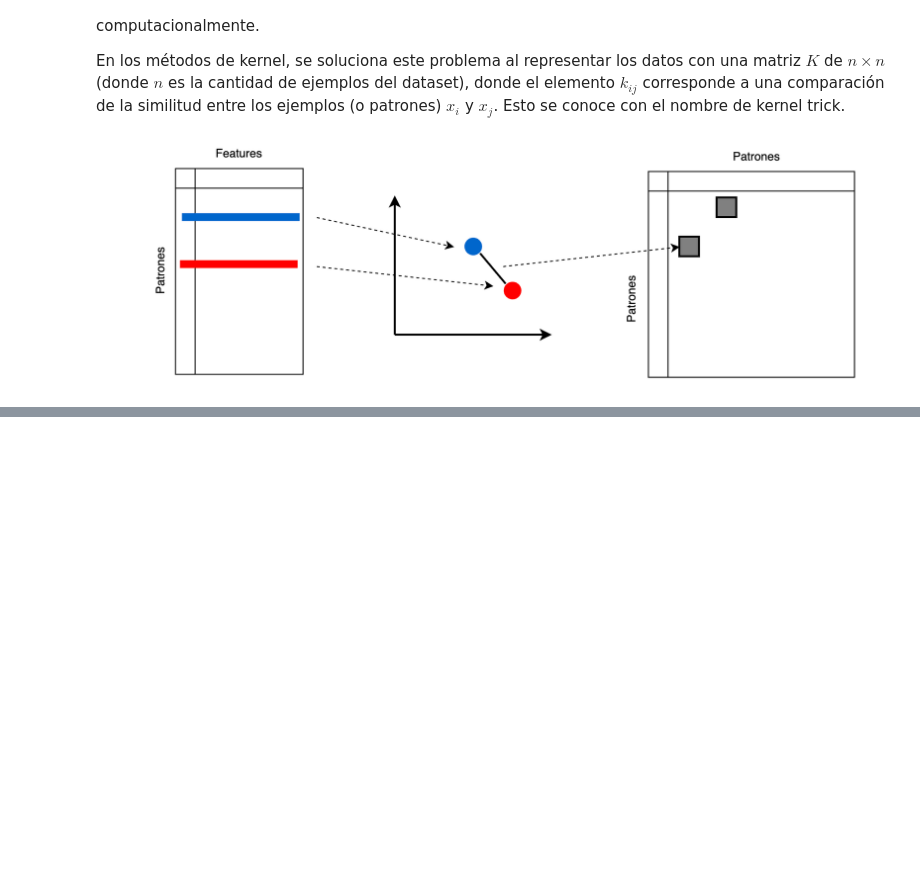
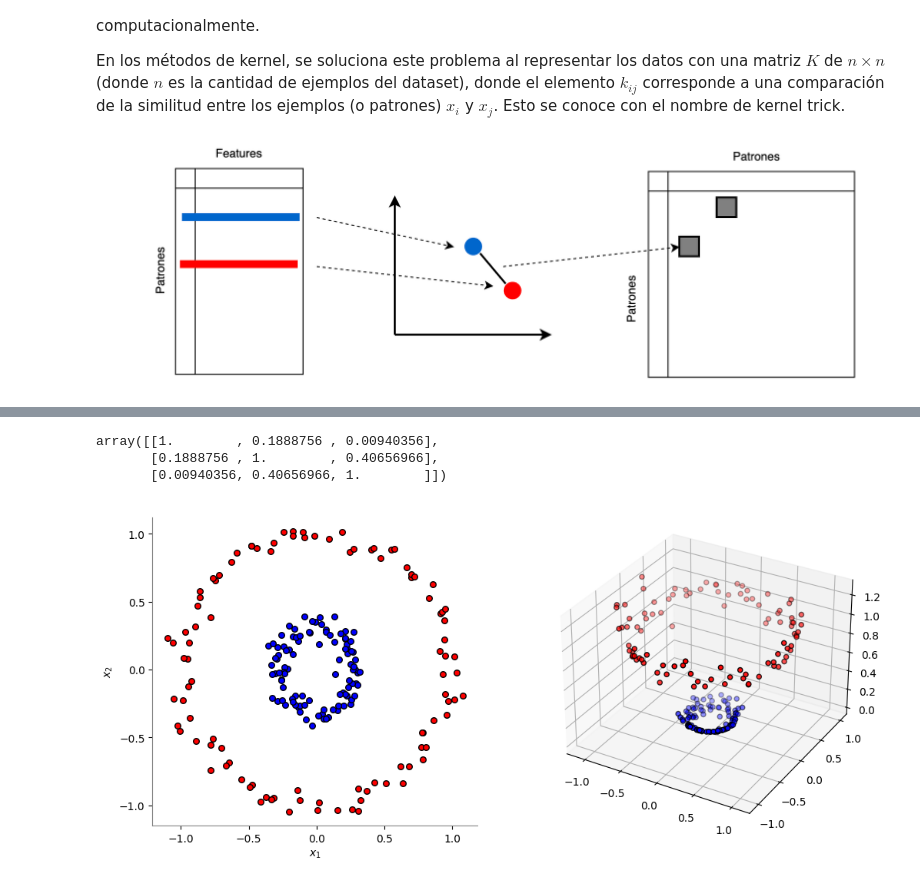
Before and after one commit to oecorrechag/Analitica-predictiva-course, a Jupyter notebook: notebooks/05_seccion/5.6 Kernels y su aproximacion/5.6.1 Transformaciones con kernels y kernel trick.ipynb, the cells around one changed output, grey strips where cells are left out. Saved outputs shown, nothing was run; the diff lists cells and outputs as text; code cells hidden in the pictures; blank space fills up the shorter version.

```diff
--- a/notebooks/05_seccion/5.6 Kernels y su aproximacion/5.6.1 Transformaciones con kernels y kernel trick.ipynb
+++ b/notebooks/05_seccion/5.6 Kernels y su aproximacion/5.6.1 Transformaciones con kernels y kernel trick.ipynb
@@ -28,2 +137,64 @@ En los métodos de kernel, se soluciona este problema al representar los datos c
+# %%
+chi2_kernel(
+    X=x,
+    Y=x,
+    gamma=1,
+)
+# %% [output]
+array([[1.        , 0.1888756 , 0.00940356],
+       [0.1888756 , 1.        , 0.40656966],
+       [0.00940356, 0.40656966, 1.        ]])
+# %%
+def fig1():
+
+    np.random.seed(0)
+
+    X, y = make_circles(n_samples=200, factor=0.3, noise=0.05)
+
+    plt.figure(figsize=(12, 8))
+
+    plt.subplot(1, 2, 1, aspect="equal")
+
+    reds = y == 0
+    blues = y == 1
+
+    plt.scatter(X[reds, 0], X[reds, 1], c="red", s=30, edgecolor="k")
+    plt.scatter(X[blues, 0], X[blues, 1], c="blue", s=30, edgecolor="k")
+
+    plt.xlabel("$x_1$")
+    plt.ylabel("$x_2$")
+
+    X_transf = np.c_[X, X[:, 0] ** 2 + X[:, 1] ** 2]
+
+    plt.gca().spines["left"].set_color("gray")
+    plt.gca().spines["bottom"].set_color("gray")
+    plt.gca().spines["top"].set_visible(False)
+    plt.gca().spines["right"].set_visible(False)
+
+    ax = plt.subplot(1, 2, 2, projection="3d")
+    ax.scatter(
+        X_transf[reds, 0],
+        X_transf[reds, 1],
+        X_transf[reds, 2],
+        marker="o",
+        c="red",
+        edgecolor="k",
+    )
+    ax.scatter(
+        X_transf[blues, 0],
+        X_transf[blues, 1],
+        X_transf[blues, 2],
+        marker="o",
+        c="blue",
+        edgecolor="k",
+    )
+
+    # plt.savefig("assets/kernel_transf.png")
+    # plt.close()
+
+
+fig1()
+# %% [output]
+[figure, added]
 # %%
 print('ok_')
```
Also changed, not shown: parts of 16 cells of this notebook.
